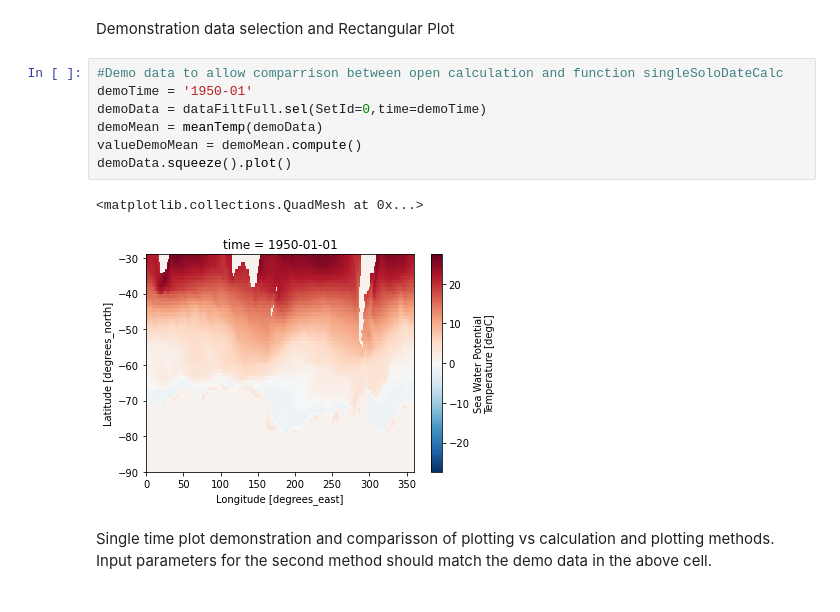
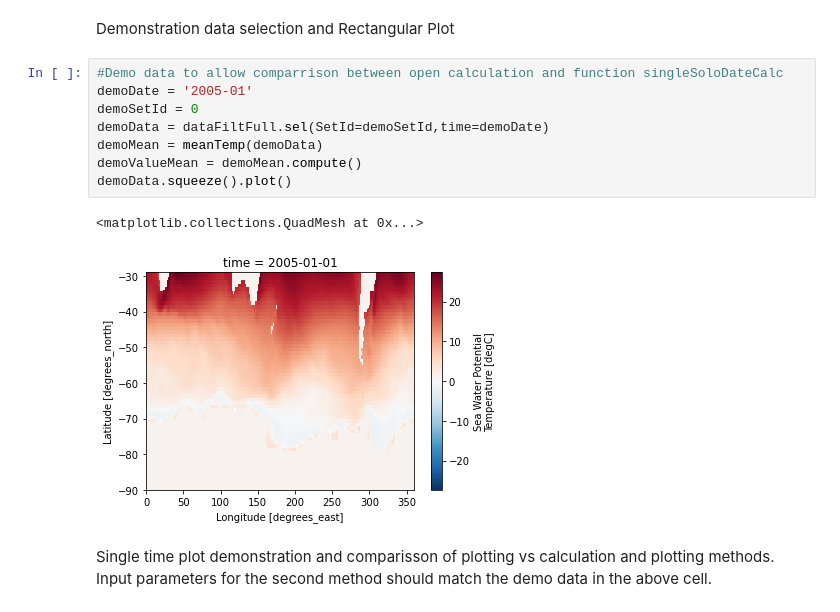
Before and after one commit to el1247/BAS_AI4ER_SAM, a Jupyter notebook: notebooks/exploratory/1.3_el_ESM3Analysis.ipynb, the cells around one changed output. Cells and saved outputs as stored; diff of their text form.

```diff
--- a/notebooks/exploratory/1.3_el_ESM3Analysis.ipynb
+++ b/notebooks/exploratory/1.3_el_ESM3Analysis.ipynb
@@ -235,14 +289,15 @@ def multiTimePlotStd(dataSet, startDate, endDate, plotNo):
 Demonstration data selection and Rectangular Plot
 # %%
 #Demo data to allow comparrison between open calculation and function singleSoloDateCalc
-demoTime = '1950-01'
-demoData = dataFiltFull.sel(SetId=0,time=demoTime)
+demoDate = '2005-01'
+demoSetId = 0
+demoData = dataFiltFull.sel(SetId=demoSetId,time=demoDate)
 demoMean = meanTemp(demoData)
-valueDemoMean = demoMean.compute()
+demoValueMean = demoMean.compute()
 demoData.squeeze().plot()
 # %% [output]
 <matplotlib.collections.QuadMesh at 0x...>
-[figure, old version]
+[figure, new version]
 # %% [markdown]
 Single time plot demonstration and comparisson of plotting vs calculation and plotting methods. Input parameters for the second method should match the demo data in the above cell.
 # %%
```
Also changed, not shown: parts of 19 cells of this notebook.
